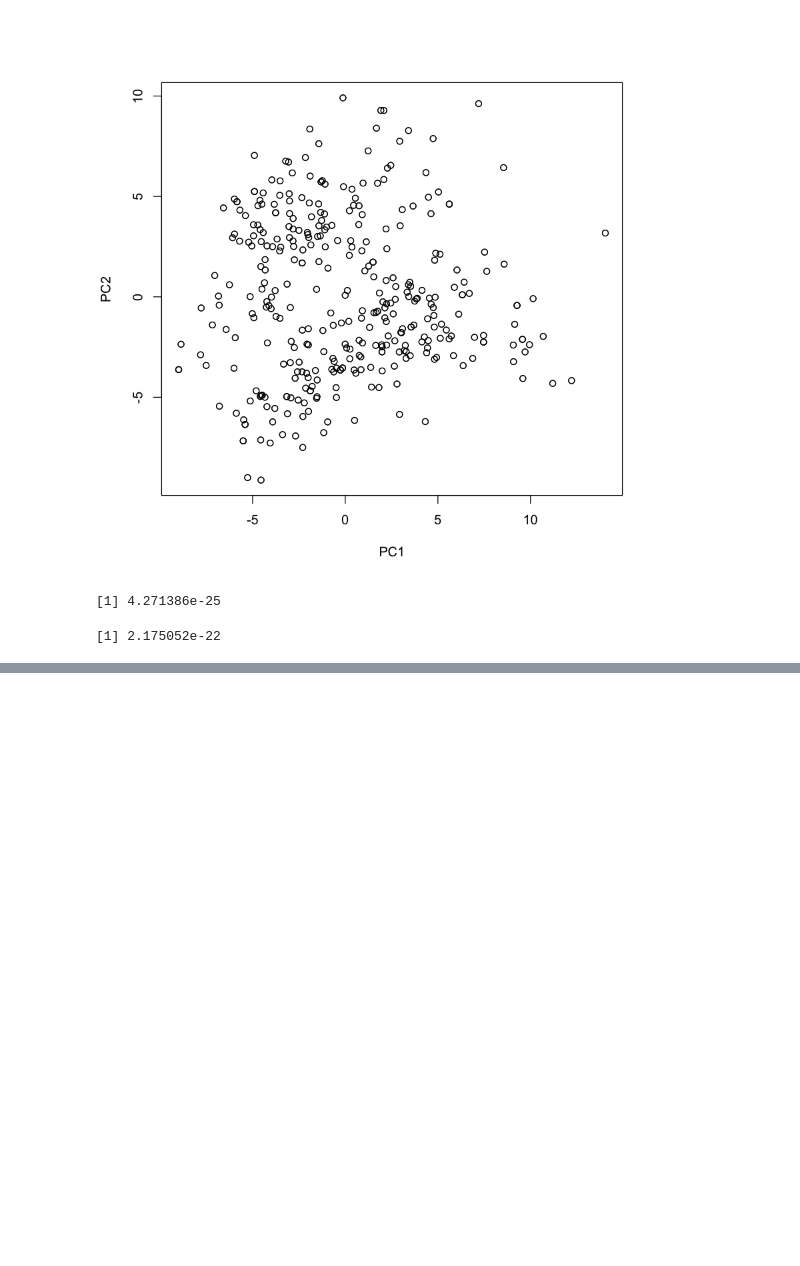
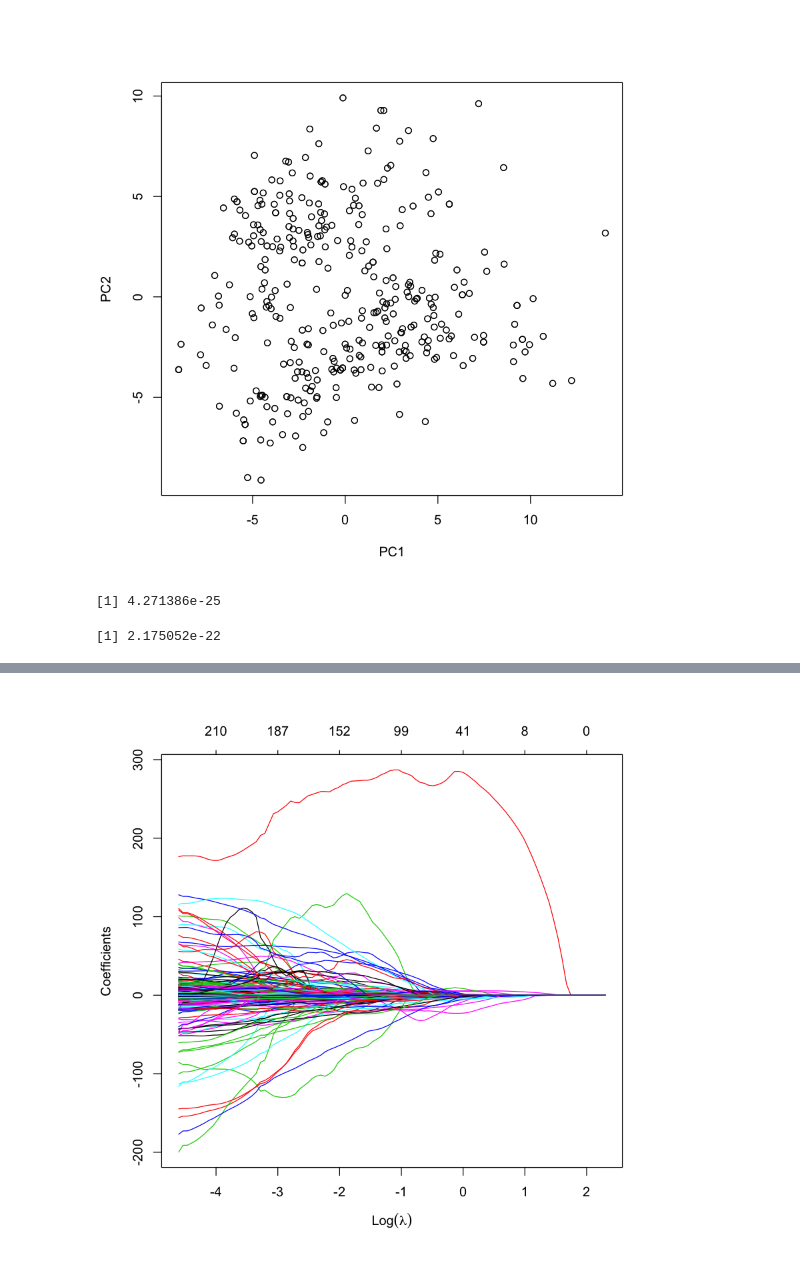
Before and after one commit to Alicia-max/BIO322-Regression, a Jupyter notebook: src/Exploration.ipynb, the cells around one changed output, grey strips where cells are left out. Drawn from its saved outputs; the diff is of its cells as text; code cells hidden in the pictures; blank space fills up the shorter version.

```diff
--- a/src/Exploration.ipynb
+++ b/src/Exploration.ipynb
@@ -78,3 +78,9 @@ sum((s$u %*% diag(s$d) - pca$x)^2)
 # %% [output]
 [1] 4.271386e-25
 [1] 2.175052e-22
+# %%
+#divide into training and test set
+set.seed(1)
+idx.train <- sample(nrow(data), nrow(data)*3/4)
+data.train <- data[idx.train,]
+data.test <- data[-idx.train,]
@@ -80,0 +139,11 @@ sum((s$u %*% diag(s$d) - pca$x)^2)
+# %%
+#LASSO L1-REGULARIZATION
+
+v<-c(colnames(data.train[2:240]))
+library(glmnet)
+x <- as.matrix(data.train[,v])
+y <- data.train$VALENCE.PLEASANTNESS
+lasso.mod <- glmnet(x, y, alpha = 1, lambda = 10^seq(1, -2, length = 100))
+plot(lasso.mod, "lambda", xlab = parse(text = "Log(lambda)"))
+# %% [output]
+[figure, added]
```
Also changed, not shown: parts of 8 cells of this notebook.
